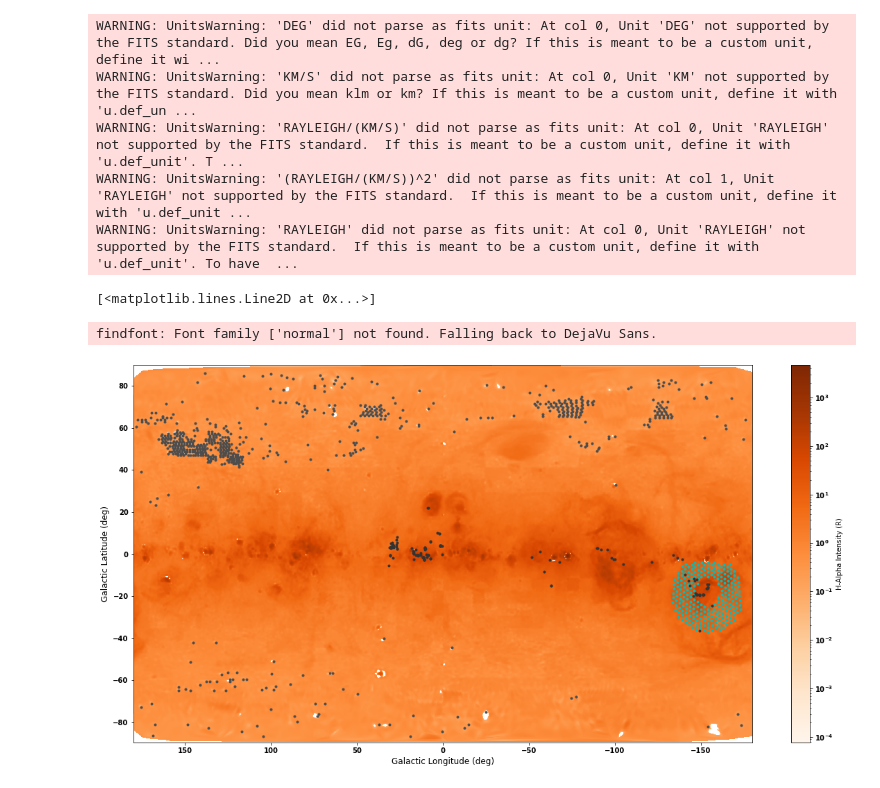
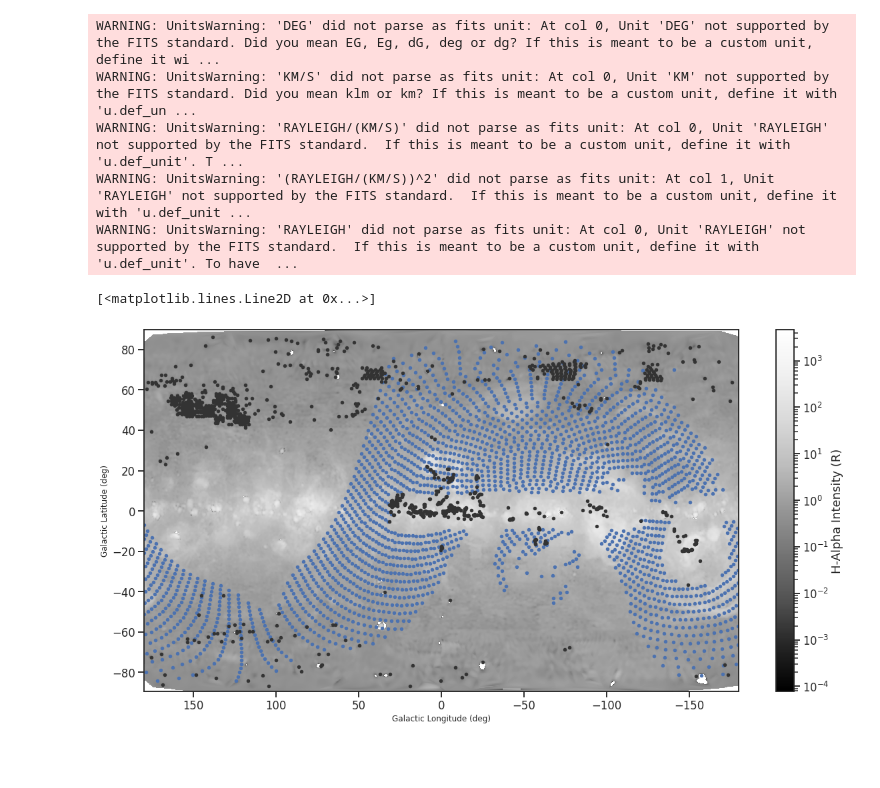
Before and after one commit to sdss/lvmdrp, a Jupyter notebook: docs/nb/sky-simulation.ipynb, the cells around one changed output. Cells and saved outputs as stored; diff of their text form; code cells hidden in the pictures; blank space fills up the shorter version.

```diff
--- a/docs/nb/sky-simulation.ipynb
+++ b/docs/nb/sky-simulation.ipynb
@@ -68,13 +74,19 @@ def moon_separation(jd, ephemeris, ra, dec):
 # %%
 # read dark patches table
 darks = ascii.read('_data-sky/darks.txt')
-darks.sort(keys="ra")
-darks.info()
 
-new_darks = ascii.read("_data-sky/EP_dobashi2011_nobrights.txt")
+new_darks = ascii.read("_data-sky/sky_field_IRDCS_dobashi2011.txt")
 
-new_darks.rename_columns(names=["Dobashi2011_ID", "ra(J2000)", "dec(J2000)"], new_names=["ID", "ra", "dec"])
+new_darks.rename_columns(
+    names=["ID_Dobashi2011", "ra(J2000)", "dec(J2000)", "IMW80_WHAM(Rayleighs)", "IMW40_WHAM(Rayleighs)"],
+    new_names=["ID", "ra", "dec", "IMW80", "IMW40"]
+)
+
+for dark in darks:
+    new_darks.add_row([np.nan, dark["ra"], dark["dec"], dark["IMW80"], dark["IMW40"], np.nan])
+
 new_darks.sort(keys="ra")
+
 new_darks["i"] = np.arange(len(new_darks))
 new_darks.info()
 # %% [output]
@@ -98,7 +103,12 @@ name  dtype
 # %%
 # read survey tables
 lvm = ascii.read('_data-sky/survey.txt')
+lvm = lvm[lvm['ra']!=-999.0]
+
+lvm.add_column(np.arange(len(lvm), dtype=int), name="i")
 lvm.add_column(np.arctan(lvm["lunation"])*180/np.pi, name="moon_sun_sep")
-lvm = lvm[lvm['ra']!=-999.0]
-lvm.info()
+
+TARGET_SURVEY = "FULLSKY"
+survey = lvm[lvm["target"] == TARGET_SURVEY]
+survey
 # %% [output]
@@ -148,40 +155,37 @@ findfont: Font family ['normal'] not found. Falling back to DejaVu Sans.
 # %%
 # u.add_enabled_units({"DEG": u.deg})
 
 # Load Survey
 wham = SkySurvey()
 # Quick Sky Map
-fig = wham.intensity_map(smooth=True, colorbar=True, cmap="Oranges", vmin=None, vmax=None, fig=plt.figure(figsize=(20,10)))
+fig = wham.intensity_map(smooth=True, colorbar=True, cmap="Greys_r", vmin=None, vmax=None, fig=plt.figure(figsize=(20,10)))
 ax = plt.gca()
 
-survey = lvm[lvm["target"] == "ORION_SPARSE"]
-
-dark_coords = SkyCoord(darks["ra"], darks["dec"], unit="deg")
-dark_l = dark_coords.galactic.l.wrap_at(180*u.deg)
-dark_b = dark_coords.galactic.b.wrap_at(90*u.deg)
+# dark_coords = SkyCoord(darks["ra"], darks["dec"], unit="deg")
+# dark_l = dark_coords.galactic.l.wrap_at(180*u.deg)
+# dark_b = dark_coords.galactic.b.wrap_at(90*u.deg)
 
 new_darks_coords = SkyCoord(new_darks["ra"], new_darks["dec"], unit="deg")
 new_dark_l = new_darks_coords.galactic.l.wrap_at(180*u.deg)
 new_dark_b = new_darks_coords.galactic.b.wrap_at(90*u.deg)
 
 ori_coords = SkyCoord(survey["ra"]*u.deg, survey["dec"]*u.deg)
 ori_l = ori_coords.galactic.l.wrap_at(180*u.deg).value
 ori_b = ori_coords.galactic.b.wrap_at(90*u.deg).value
 
-ax.plot(ori_l, ori_b, ".c")
-ax.plot(dark_l, dark_b, ".", color="0.3")
+ax.plot(ori_l, ori_b, ".b")
+# ax.plot(dark_l, dark_b, ".", color="0.3")
 ax.plot(new_dark_l, new_dark_b, ".", color="0.2")
 
 # survey
 # %% [output]
 WARNING: UnitsWarning: 'DEG' did not parse as fits unit: At col 0, Unit 'DEG' not supported by the FITS standard. Did you mean EG, Eg, dG, deg or dg? If this is meant to be a custom unit, define it wi ...
 WARNING: UnitsWarning: 'KM/S' did not parse as fits unit: At col 0, Unit 'KM' not supported by the FITS standard. Did you mean klm or km? If this is meant to be a custom unit, define it with 'u.def_un ...
 WARNING: UnitsWarning: 'RAYLEIGH/(KM/S)' did not parse as fits unit: At col 0, Unit 'RAYLEIGH' not supported by the FITS standard.  If this is meant to be a custom unit, define it with 'u.def_unit'. T ...
 WARNING: UnitsWarning: '(RAYLEIGH/(KM/S))^2' did not parse as fits unit: At col 1, Unit 'RAYLEIGH' not supported by the FITS standard.  If this is meant to be a custom unit, define it with 'u.def_unit ...
 WARNING: UnitsWarning: 'RAYLEIGH' did not parse as fits unit: At col 0, Unit 'RAYLEIGH' not supported by the FITS standard.  If this is meant to be a custom unit, define it with 'u.def_unit'. To have  ...
 [<matplotlib.lines.Line2D at 0x...>]
-findfont: Font family ['normal'] not found. Falling back to DejaVu Sans.
-[figure, old version]
+[figure, new version]
 # %%
 # TODO: pass the JD to use the correct ephemeris
 # cross-match science targets with dark patches
```
Also changed, not shown: parts of 17 cells of this notebook.
